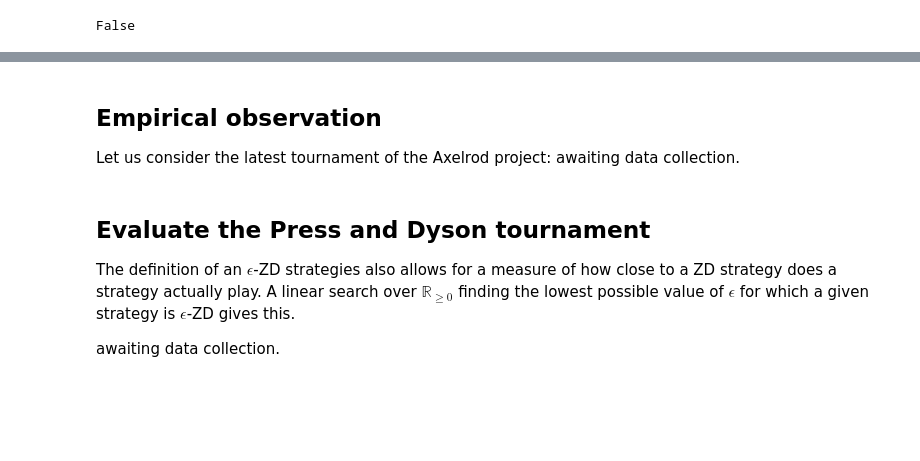
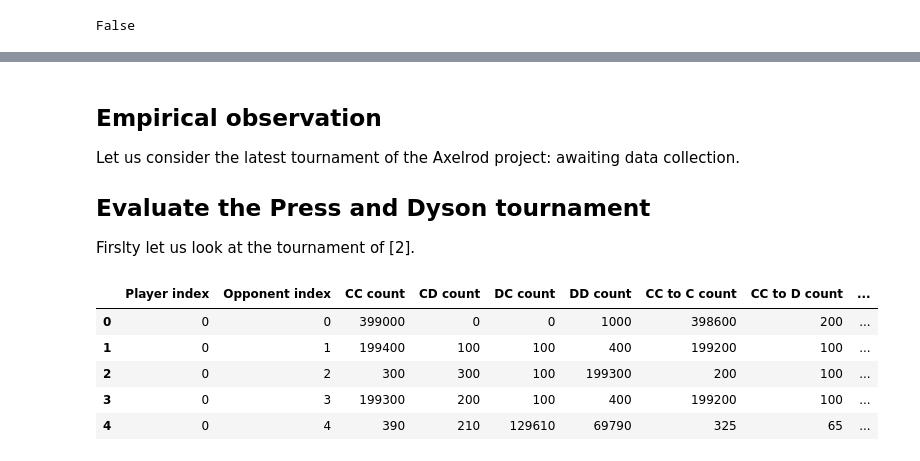
Before and after one commit to drvinceknight/testing_for_ZD, a Jupyter notebook: main.ipynb, the cells around one changed output, grey strips where cells are left out. Cells and saved outputs as stored; diff of their text form; code cells hidden in the pictures; blank space fills up the shorter version.

Commit message:
Analyse data (#24)
Change definition of approximate ZD

```diff
--- a/main.ipynb
+++ b/main.ipynb
@@ -130,9 +197,7 @@ False
 ## Empirical observation
 
 Let us consider the latest tournament of the Axelrod project: awaiting data collection.
+
+## Evaluate the Press and Dyson tournament
+
+Firslty let us look at the tournament of [2].
-# %% [markdown]
-## Evaluate the Press and Dyson tournament
-
-The definition of an $\epsilon$-ZD strategies also allows for a measure of how close to a ZD strategy does a strategy actually play. A linear search over $\mathbb{R}_{\geq 0}$ finding the lowest possible value of $\epsilon$ for which a given strategy is $\epsilon$-ZD gives this.
-
-awaiting data collection.
@@ -138,0 +207,20 @@ awaiting data collection.
+# %%
+columns = ["Player index",
+           "Opponent index",
+           "Player name",
+           "Opponent name",
+           "Turns",
+           "Score",
+           "CC count",
+           "CD count",
+           "DC count",
+           "DD count",
+           "CC to C count",
+           "CC to D count",
+           "CD to C count",
+           "CD to D count",
+           "DC to C count",
+           "DC to D count",
+           "DD to C count",
+           "DD to D count",]
+ddf = dd.read_csv("./data/full_tournament/interactions/std/main.csv")[columns]
@@ -138,0 +244,9 @@ awaiting data collection.
+# %%
+df.head()
+# %% [output]
+|  | Player index | Opponent index | CC count | CD count | DC count | DD count | CC to C count | CC to D count | ... |
+| 0 | 0 | 0 | 399000 | 0 | 0 | 1000 | 398600 | 200 | ... |
+| 1 | 0 | 1 | 199400 | 100 | 100 | 400 | 199200 | 100 | ... |
+| 2 | 0 | 2 | 300 | 300 | 100 | 199300 | 200 | 100 | ... |
+| 3 | 0 | 3 | 199300 | 200 | 100 | 400 | 199200 | 100 | ... |
+| 4 | 0 | 4 | 390 | 210 | 129610 | 69790 | 325 | 65 | ... |
```
Also changed, not shown: parts of 26 cells of this notebook, 6 other files.
